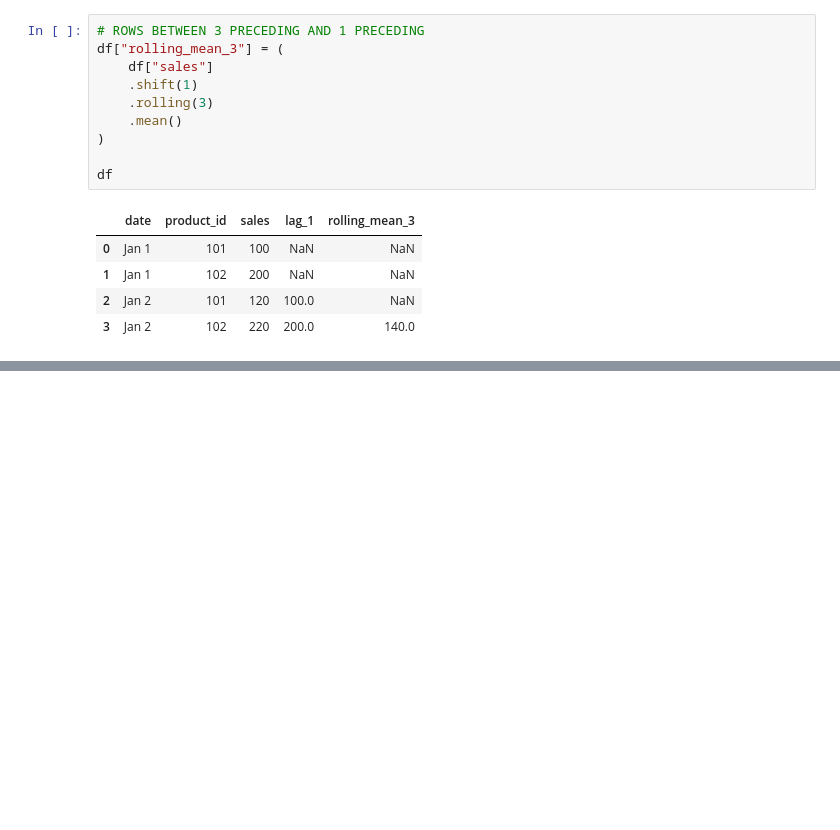
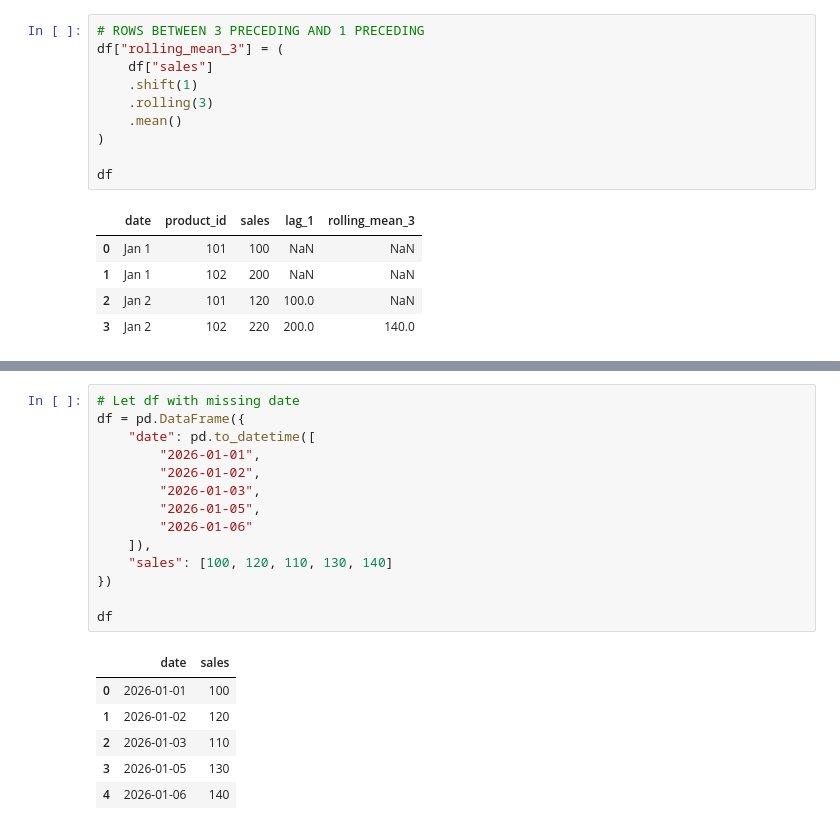
Before and after one commit to amitskingh/aiml-lab, a Jupyter notebook: pandas/001-sql-pandas.ipynb, the cells around one changed output, grey strips where cells are left out. Saved outputs shown, nothing was run; the diff lists cells and outputs as text; blank space fills up the shorter version.

```diff
--- a/pandas/001-sql-pandas.ipynb
+++ b/pandas/001-sql-pandas.ipynb
@@ -336,0 +355,21 @@ df
+# %%
+# Let df with missing date
+df = pd.DataFrame({
+    "date": pd.to_datetime([
+        "2026-01-01",
+        "2026-01-02",
+        "2026-01-03",
+        "2026-01-05",
+        "2026-01-06"
+    ]),
+    "sales": [100, 120, 110, 130, 140]
+})
+
+df
+# %% [output]
+|  | date | sales |
+| 0 | 2026-01-01 | 100 |
+| 1 | 2026-01-02 | 120 |
+| 2 | 2026-01-03 | 110 |
+| 3 | 2026-01-05 | 130 |
+| 4 | 2026-01-06 | 140 |
```
Also changed, not shown: parts of 12 cells of this notebook, 2 other files.
